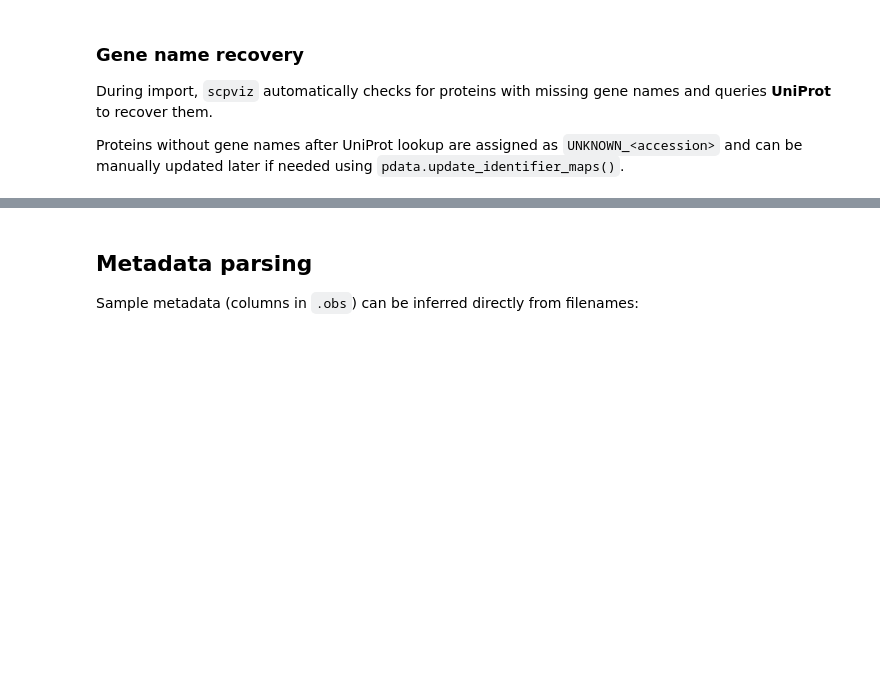
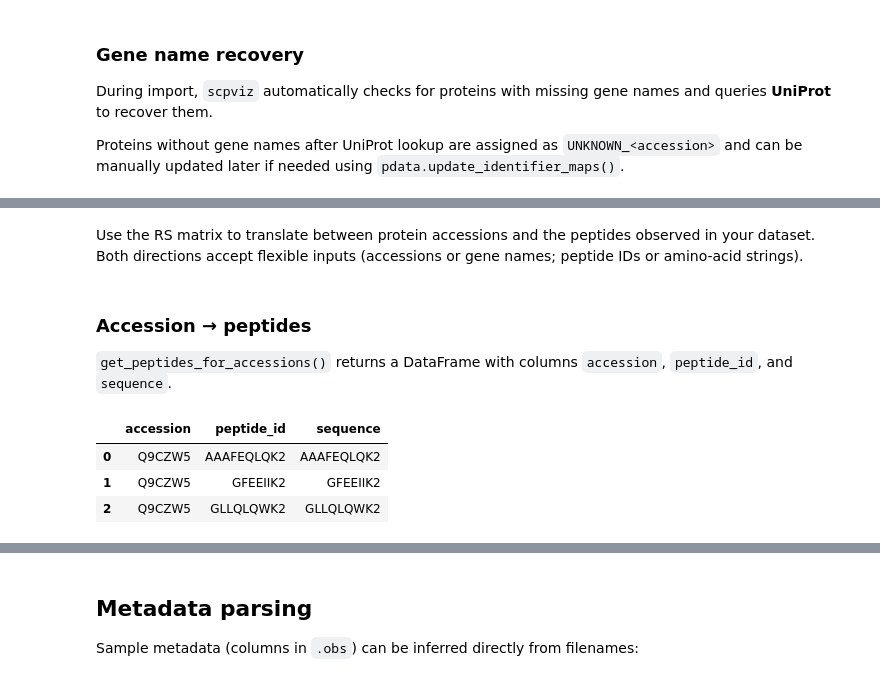
Before and after one commit to gnaprs/scpviz, a Jupyter notebook: docs/tutorials/importing.ipynb, the cells around one changed output, grey strips where cells are left out. Saved outputs shown, nothing was run; the diff lists cells and outputs as text; code cells hidden in the pictures; blank space fills up the shorter version.

Commit message:
feat(utils): add RS-based accession–peptide lookup helpers

```diff
--- a/docs/tutorials/importing.ipynb
+++ b/docs/tutorials/importing.ipynb
@@ -175,0 +184,2 @@ Proteins without gene names after UniProt lookup are assigned as `UNKNOWN_<acces
+# %% [markdown]
+Use the RS matrix to translate between protein accessions and the peptides observed in your dataset. Both directions accept flexible inputs (accessions or gene names; peptide IDs or amino-acid strings).
@@ -175,0 +188,16 @@ Proteins without gene names after UniProt lookup are assigned as `UNKNOWN_<acces
+# %% [markdown]
+### Accession → peptides
+
+`get_peptides_for_accessions()` returns a DataFrame with columns `accession`, `peptide_id`, and `sequence`.
+# %%
+df = scutils.get_peptides_for_accessions(pdata, ["Q9CZW5"])
+
+# by gene name
+df = scutils.get_peptides_for_accessions(pdata, ["Tomm70"])
+
+df.head()
+# %% [output]
+|  | accession | peptide_id | sequence |
+| 0 | Q9CZW5 | AAAFEQLQK2 | AAAFEQLQK2 |
+| 1 | Q9CZW5 | GFEEIIK2 | GFEEIIK2 |
+| 2 | Q9CZW5 | GLLQLQWK2 | GLLQLQWK2 |
```
Also changed, not shown: parts of 14 cells of this notebook, 5 other files.
